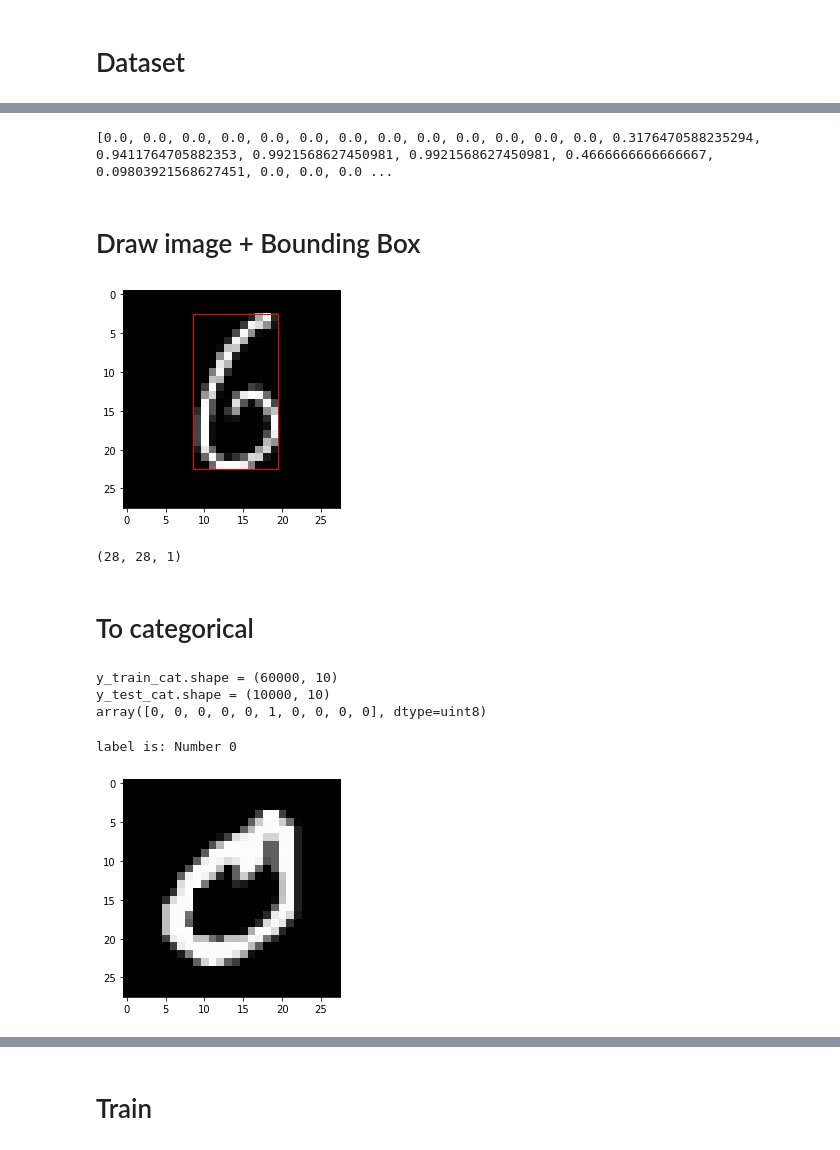
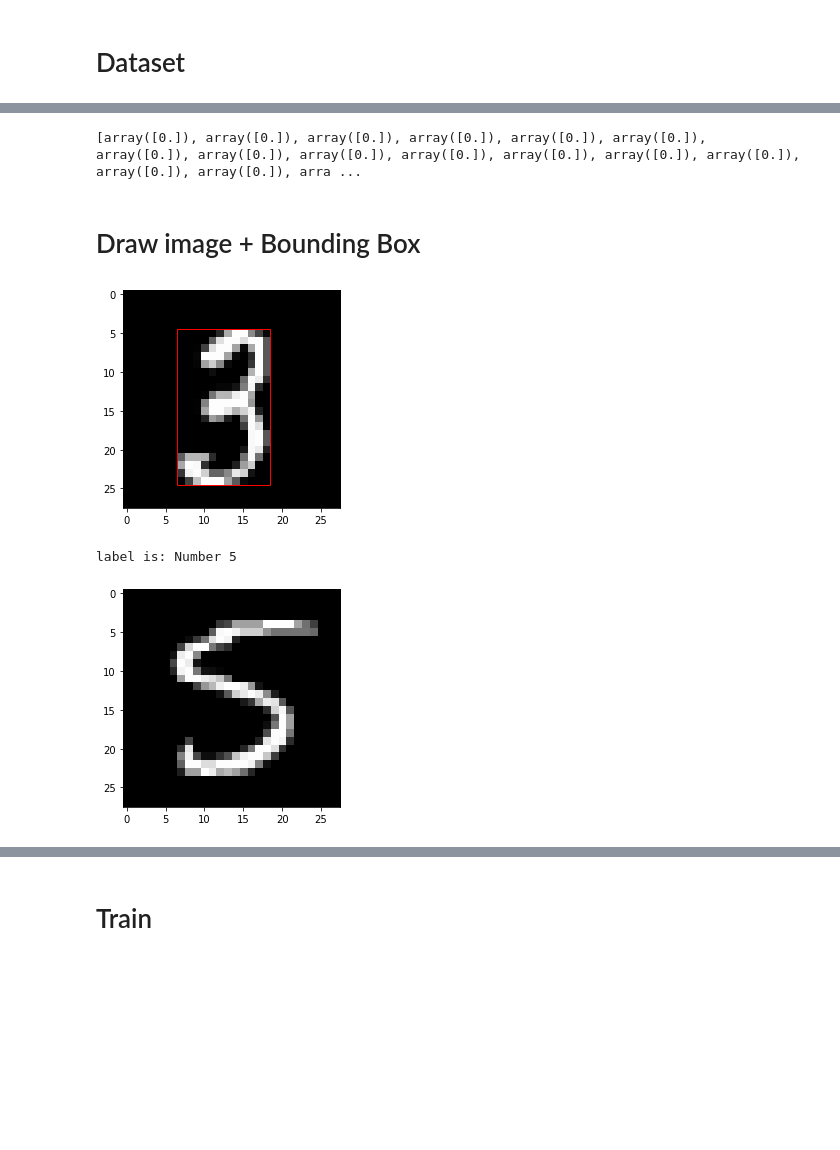
Before and after one commit to 0r4nd/HandwritingRecognition, a Jupyter notebook: notebooks/HandwritingRecognition.ipynb, the cells around one changed output, grey strips where cells are left out. Cells and saved outputs as stored; diff of their text form; code cells hidden in the pictures; blank space fills up the shorter version.

Commit message:
add train_test_split

```diff
--- a/notebooks/HandwritingRecognition.ipynb
+++ b/notebooks/HandwritingRecognition.ipynb
@@ -79,6 +79,13 @@ def write_aabb_csv(X, path):
     df.to_csv(path, index=False)
     return aabb
 
+
+def scaling(X_train, X_val, X_test):
+    X_train_scaled = X_train / 255.
+    X_val_scaled = X_val / 255.
+    X_test_scaled = X_test / 255.
+    return X_train_scaled, X_val_scaled, X_test_scaled
+
 def get_data():
     (X_train, y_train), (X_test, y_test) = datasets.mnist.load_data(path="mnist.npz")
     #train_test_split(self.train_index , test_size = 0.25, random_state=1)
@@ -94,16 +101,35 @@ def get_data():
         print("bounging-squares csv computed")
     #display(df_train)
 
+    # add a dim: (28, 28) -> (28, 28, 1)
+    X_train = np.expand_dims(X_train, axis=-1)
+    X_test = np.expand_dims(X_test, axis=-1)
+
+    # to categorical
+    y_train_cat = to_categorical(y_train, num_classes=10, dtype ="uint8")
+    y_test_cat = to_categorical(y_test, num_classes=10, dtype ="uint8")
+
+    # split train/validation
+    X_train, X_val, y_train_cat, y_val_cat = train_test_split(X_train, y_train_cat, test_size=0.25, random_state=1)
+    aabb_train, aabb_val = train_test_split(aabb_train, test_size=0.25, random_state=1)
+
     # scaling
-    X_train = X_train / 255.
-    X_test = X_test / 255.
-    return (X_train,y_train), (X_test,y_test), (aabb_train, aabb_test)
+    X_train_scaled, X_val_scaled, X_test_scaled = scaling(X_train,X_val,X_test)
 
-(X_train,y_train), (X_test,y_test), (aabb_train, aabb_test) = get_data()
+    return (X_train_scaled, y_train_cat),(X_val_scaled, y_val_cat),(X_test_scaled, y_test_cat),(aabb_train, aabb_val, aabb_test)
 
-print("train/valid:", X_train.shape, y_train.shape)
-print("test:", X_test.shape, y_test.shape)
-print("aabb_train:", aabb_train[0])
-print("aabb_test:", aabb_test[0])
+
+(X_train_scaled, y_train_cat),(X_val_scaled, y_val_cat),(X_test_scaled, y_test_cat),(aabb_train, aabb_val, aabb_test) = get_data()
+
+#print("train/valid:", X_train.shape, y_train.shape)
+#print("test:", X_test.shape, y_test.shape)
+
+print("train:", X_train_scaled.shape, y_train_cat.shape);
+print("val:", X_val_scaled.shape, y_val_cat.shape);
+print("test:", X_test_scaled.shape, y_test_cat.shape);
+
+print("aabb_train:", aabb_train[0]);
+print("aabb_val:", aabb_val[0]);
+print("aabb_test:", aabb_test[0]);
 # %% [output]
 bounding-squares csv loaded
@@ -114,7 +142,7 @@ aabb_test: (6, 7, 22, 27)
 # %%
 list(X_train[0][14])
 # %% [output]
-[0.0, 0.0, 0.0, 0.0, 0.0, 0.0, 0.0, 0.0, 0.0, 0.0, 0.0, 0.0, 0.0, 0.3176470588235294, 0.9411764705882353, 0.9921568627450981, 0.9921568627450981, 0.4666666666666667, 0.09803921568627451, 0.0, 0.0, 0.0 ...
+[array([0.]), array([0.]), array([0.]), array([0.]), array([0.]), array([0.]), array([0.]), array([0.]), array([0.]), array([0.]), array([0.]), array([0.]), array([0.]), array([0.]), array([0.]), arra ...
 # %% [markdown]
 # Draw image + Bounding Box
 # %%
@@ -127,58 +155,40 @@ def plt_rectangle(tup):
     return
 
 
-idx = 18
-plt.imshow(X_train[idx], cmap='gray');
+idx = 144
+plt.imshow(X_train_scaled[idx], cmap='gray');
 plt_rectangle(aabb_train[idx])
 # %% [output]
-[figure, old version]
+[figure, new version]
-# %%
-X_train = np.expand_dims(X_train, axis=-1)
-X_test = np.expand_dims(X_test, axis=-1)
-X_train[0].shape
-# %% [output]
-(28, 28, 1)
-# %% [markdown]
-# To categorical
-# %%
-y_train_cat = to_categorical(y_train, num_classes=10, dtype ="uint8")
-y_test_cat = to_categorical(y_test, num_classes=10, dtype ="uint8")
-print("y_train_cat.shape =",y_train_cat.shape)
-print("y_test_cat.shape =", y_test_cat.shape)
-pp.pprint(y_train_cat[0])
-# %% [output]
-y_train_cat.shape = (60000, 10)
-y_test_cat.shape = (10000, 10)
-array([0, 0, 0, 0, 0, 1, 0, 0, 0, 0], dtype=uint8)
 # %%
 labels = ["Number 0",
           "Number 1",
           "Number 2",
           "Number 3",
           "Number 4",
           "Number 5",
           "Number 6",
           "Number 7",
           "Number 8",
           "Number 9"]
 
 def categorical_to_id(arr_cat, labels=None):
     res = -1
     for i in range(len(arr_cat)):
         if arr_cat[i]:
             res = i
             break
     if labels is None:
         return res
     return labels[res]
 
 item = 21
 
 print("label is:", categorical_to_id(y_train_cat[item], labels))
-plt.imshow(X_train[item], cmap='gray');
+plt.imshow(X_train_scaled[item], cmap='gray');
 # %% [output]
-label is: Number 0
+label is: Number 5
-[figure, old version]
+[figure, new version]
 # %%
 def get_model(X):
     model = models.Sequential()
```
Also changed, not shown: parts of 11 cells of this notebook.
